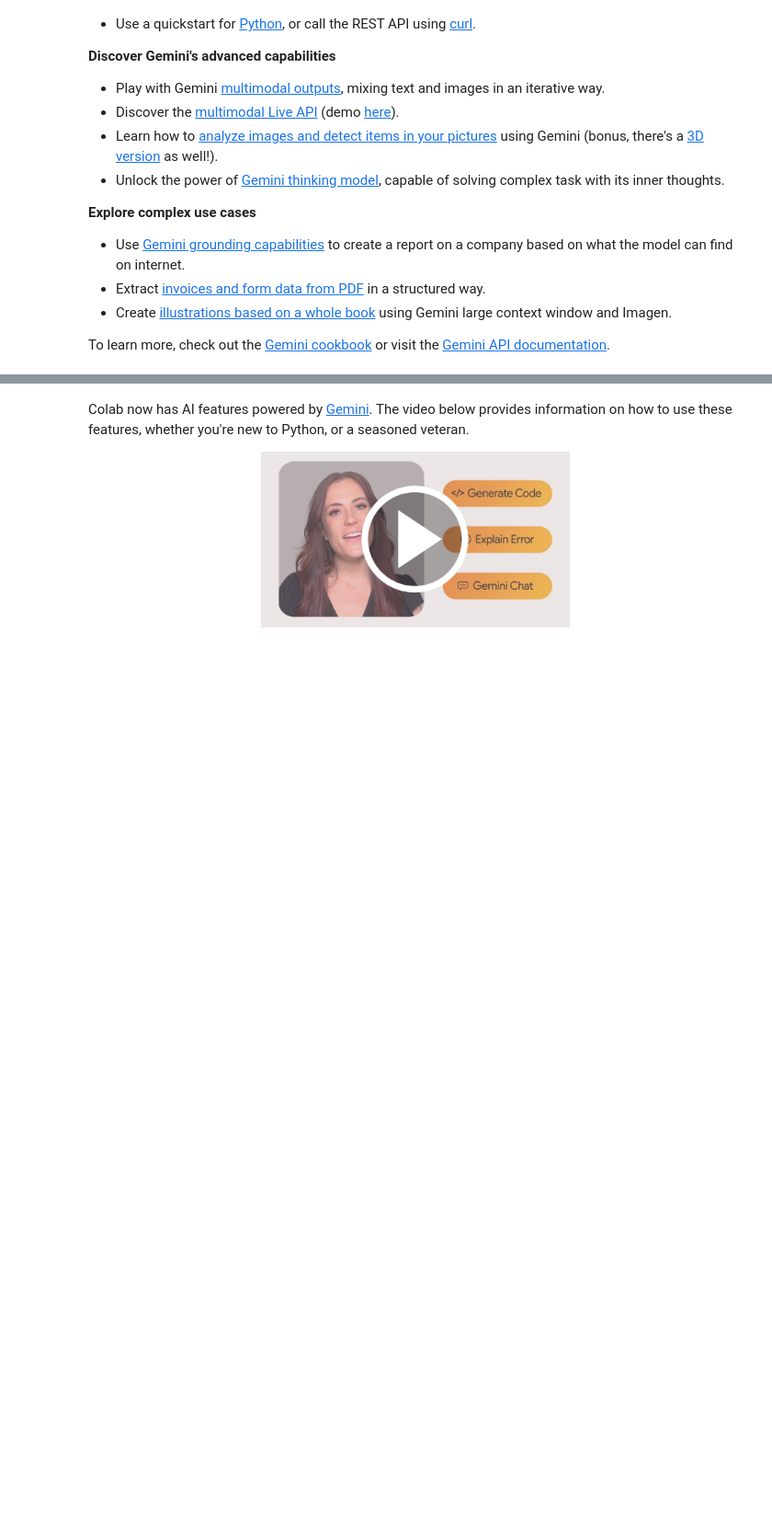
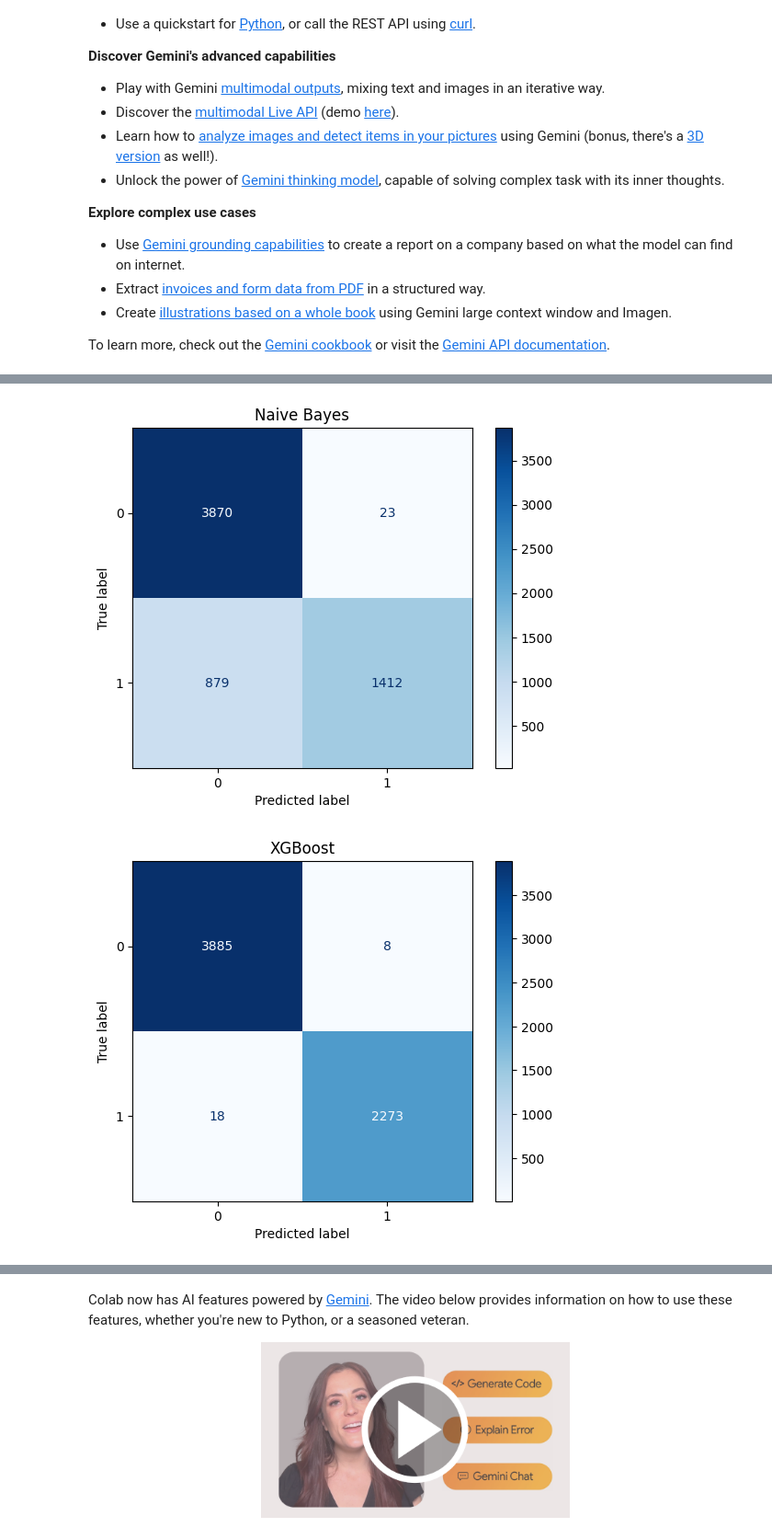
Before and after one commit to rashidsaidhamad/Todays_test, a Jupyter notebook: Welcome_To_Colab.ipynb, the cells around one changed output, grey strips where cells are left out. Shown at 92% size. Saved outputs shown, nothing was run; the diff lists cells and outputs as text; code cells hidden in the pictures; blank space fills up the shorter version.

```diff
--- a/Welcome_To_Colab.ipynb
+++ b/Welcome_To_Colab.ipynb
@@ -25,0 +95,5 @@ To learn more, check out the [Gemini cookbook](https://github.com/google-gemini/
+# %%
+from sklearn.naive_bayes import GaussianNB
+
+nb_model = GaussianNB()
+nb_model.fit(X_train, y_train)
@@ -25,0 +102,5 @@ To learn more, check out the [Gemini cookbook](https://github.com/google-gemini/
+# %%
+from xgboost import XGBClassifier
+
+xgb_model = XGBClassifier(use_label_encoder=False, eval_metric='logloss')
+xgb_model.fit(X_train, y_train)
@@ -25,0 +122,5 @@ To learn more, check out the [Gemini cookbook](https://github.com/google-gemini/
+# %%
+from sklearn.svm import SVC
+
+svm_model = SVC()
+svm_model.fit(X_train, y_train)
@@ -25,0 +129,11 @@ To learn more, check out the [Gemini cookbook](https://github.com/google-gemini/
+# %%
+from sklearn.metrics import classification_report
+
+target_names = [str(label) for label in label_encoder.classes_]
+
+models = {'Naive Bayes': nb_model, 'XGBoost': xgb_model, 'SVM': svm_model}
+
+for name, model in models.items():
+    print(f"\n--- {name} ---")
+    y_pred = model.predict(X_test)
+    print(classification_report(y_test, y_pred, target_names=target_names))
@@ -25,0 +158,18 @@ To learn more, check out the [Gemini cookbook](https://github.com/google-gemini/
+# %%
+import matplotlib.pyplot as plt
+from sklearn.metrics import confusion_matrix, ConfusionMatrixDisplay
+
+def plot_cm(model, X_test, y_test, title):
+    y_pred = model.predict(X_test)
+    cm = confusion_matrix(y_test, y_pred)
+    disp = ConfusionMatrixDisplay(confusion_matrix=cm)
+    disp.plot(cmap='Blues')
+    plt.title(title)
+    plt.show()
+
+plot_cm(nb_model, X_test, y_test, "Naive Bayes")
+plot_cm(xgb_model, X_test, y_test, "XGBoost")
+plot_cm(svm_model, X_test, y_test, "SVM")
+# %% [output]
+[figure, added]
+[figure, added]
```
Also changed, not shown: parts of 16 cells of this notebook.
